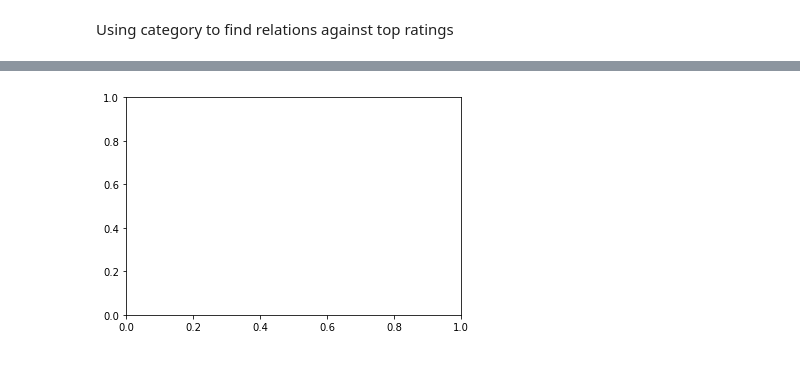
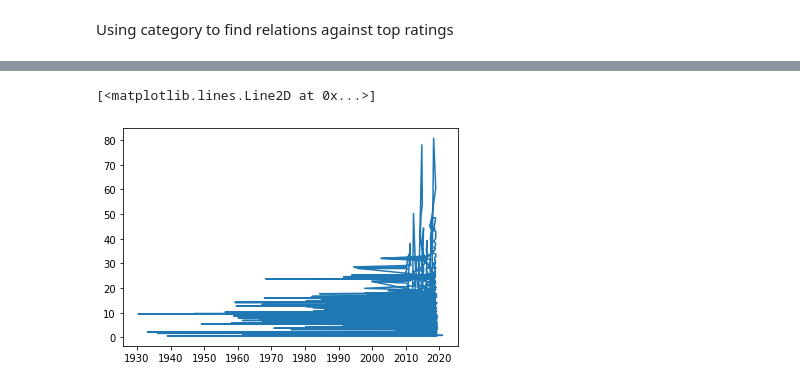
Before and after one commit to JCherryA050/phase_1_project, a Jupyter notebook: working_notebooks/ev_imdb_tmdb_notebook.ipynb, the cells around one changed output, grey strips where cells are left out. Saved outputs shown, nothing was run; the diff lists cells and outputs as text; code cells hidden in the pictures.

```diff
--- a/working_notebooks/ev_imdb_tmdb_notebook.ipynb
+++ b/working_notebooks/ev_imdb_tmdb_notebook.ipynb
@@ -612,0 +875,3 @@ Name: primary_name, Length: 5287, dtype: int64
+# %%
+tmdb_movies['release_date'] = pd.to_datetime(tmdb_movies['release_date'])
+tmdb_movies['release_date']
@@ -613,4 +924,6 @@ Name: primary_name, Length: 5287, dtype: int64
 # %%
 fig, ax = plt.subplots()
+ax.plot(tmdb_movies['release_date'], tmdb_movies['popularity'])
 # %% [output]
+[<matplotlib.lines.Line2D at 0x...>]
-[figure, old version]
+[figure, new version]
```
Also changed, not shown: parts of 45 cells of this notebook.
